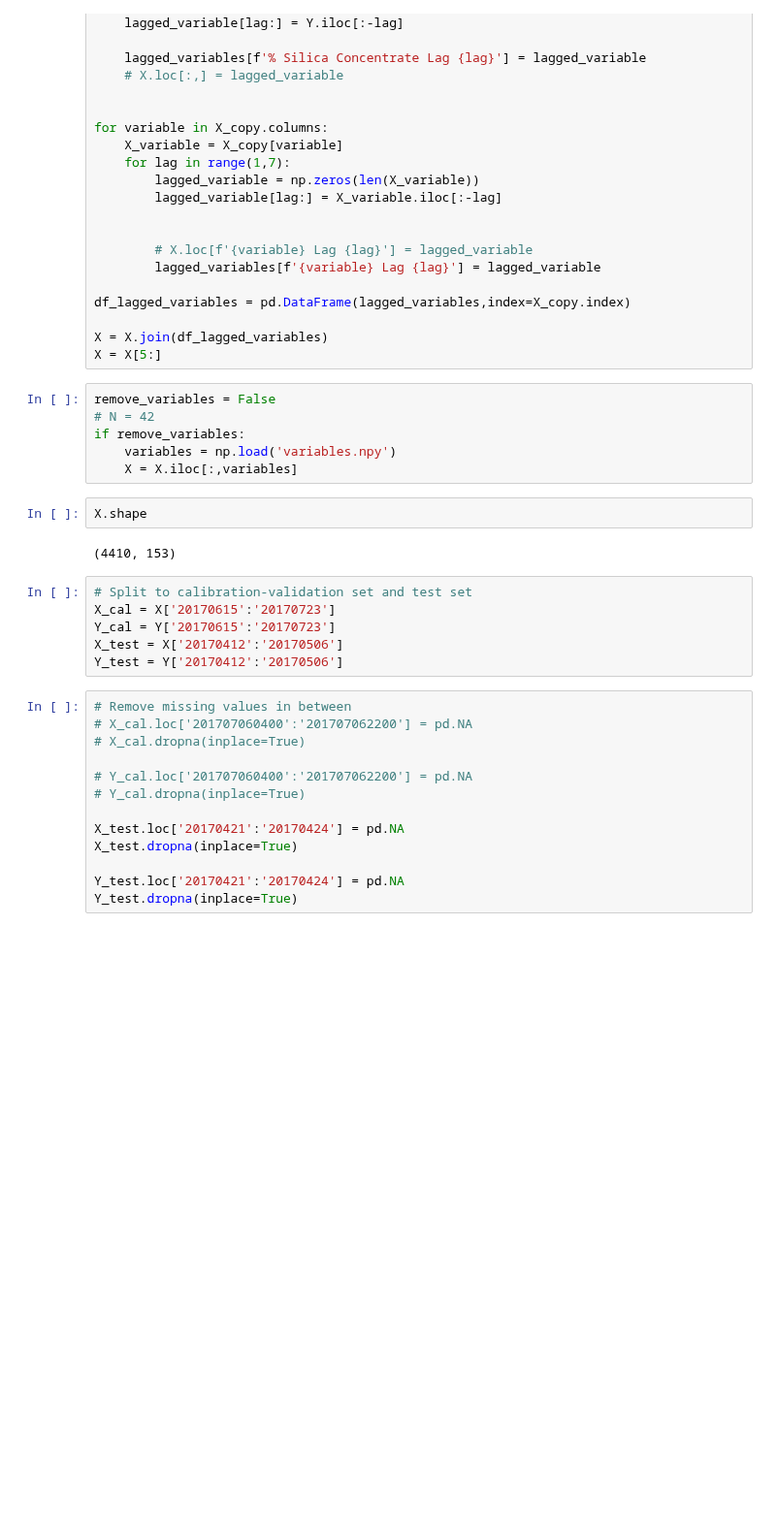
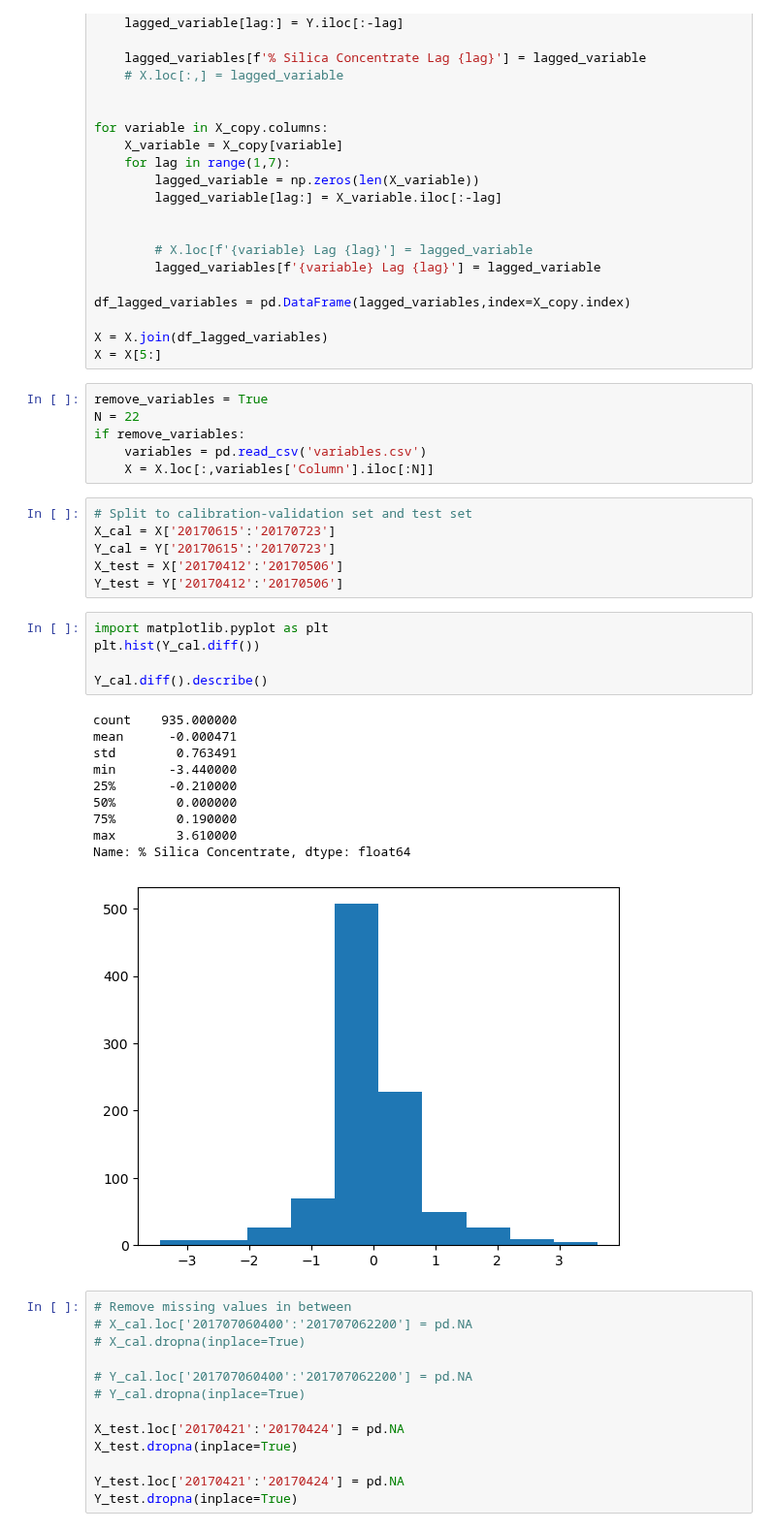
Before and after one commit to PauliAnt/ADAML_PA, a Jupyter notebook: week05-data_pretreatment.ipynb, the cells around one changed output. Shown at 97% size. Cells and saved outputs as stored; diff of their text form; blank space fills up the shorter version.

```diff
--- a/week05-data_pretreatment.ipynb
+++ b/week05-data_pretreatment.ipynb
@@ -51,21 +51,33 @@ df_lagged_variables = pd.DataFrame(lagged_variables,index=X_copy.index)
 X = X.join(df_lagged_variables)
 X = X[5:]
 # %%
-remove_variables = False
-# N = 42
+remove_variables = True
+N = 22
 if remove_variables:
-    variables = np.load('variables.npy')
-    X = X.iloc[:,variables]
+    variables = pd.read_csv('variables.csv')
+    X = X.loc[:,variables['Column'].iloc[:N]]
-# %%
-X.shape
-# %% [output]
-(4410, 153)
 # %%
 # Split to calibration-validation set and test set
 X_cal = X['20170615':'20170723']
 Y_cal = Y['20170615':'20170723']
 X_test = X['20170412':'20170506']
 Y_test = Y['20170412':'20170506']
+# %%
+import matplotlib.pyplot as plt
+plt.hist(Y_cal.diff())
+
+Y_cal.diff().describe()
+# %% [output]
+count    935.000000
+mean      -0.000471
+std        0.763491
+min       -3.440000
+25%       -0.210000
+50%        0.000000
+75%        0.190000
+max        3.610000
+Name: % Silica Concentrate, dtype: float64
+[figure, added]
 # %%
 # Remove missing values in between
 # X_cal.loc['201707060400':'201707062200'] = pd.NA
```
Also changed, not shown: parts of 1 cell of this notebook, 2 other files.
